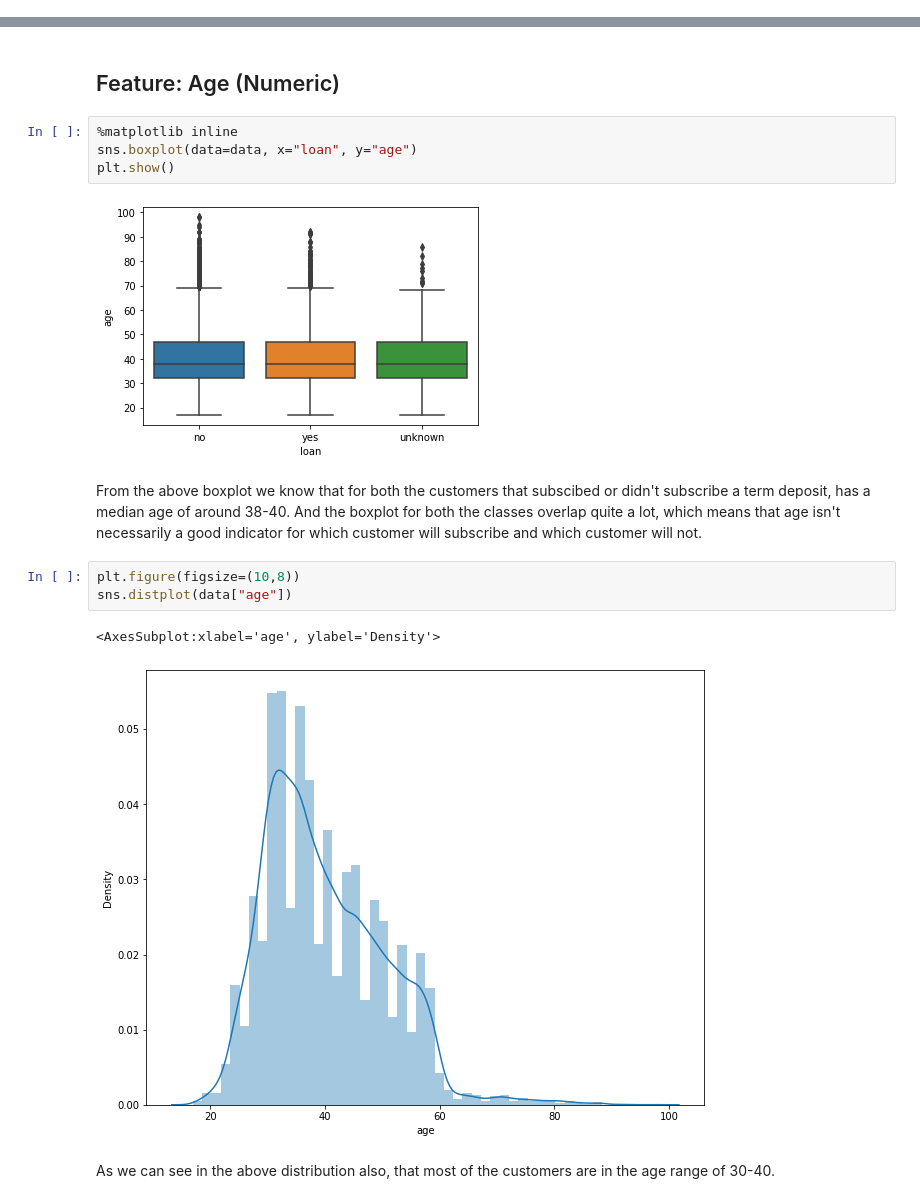
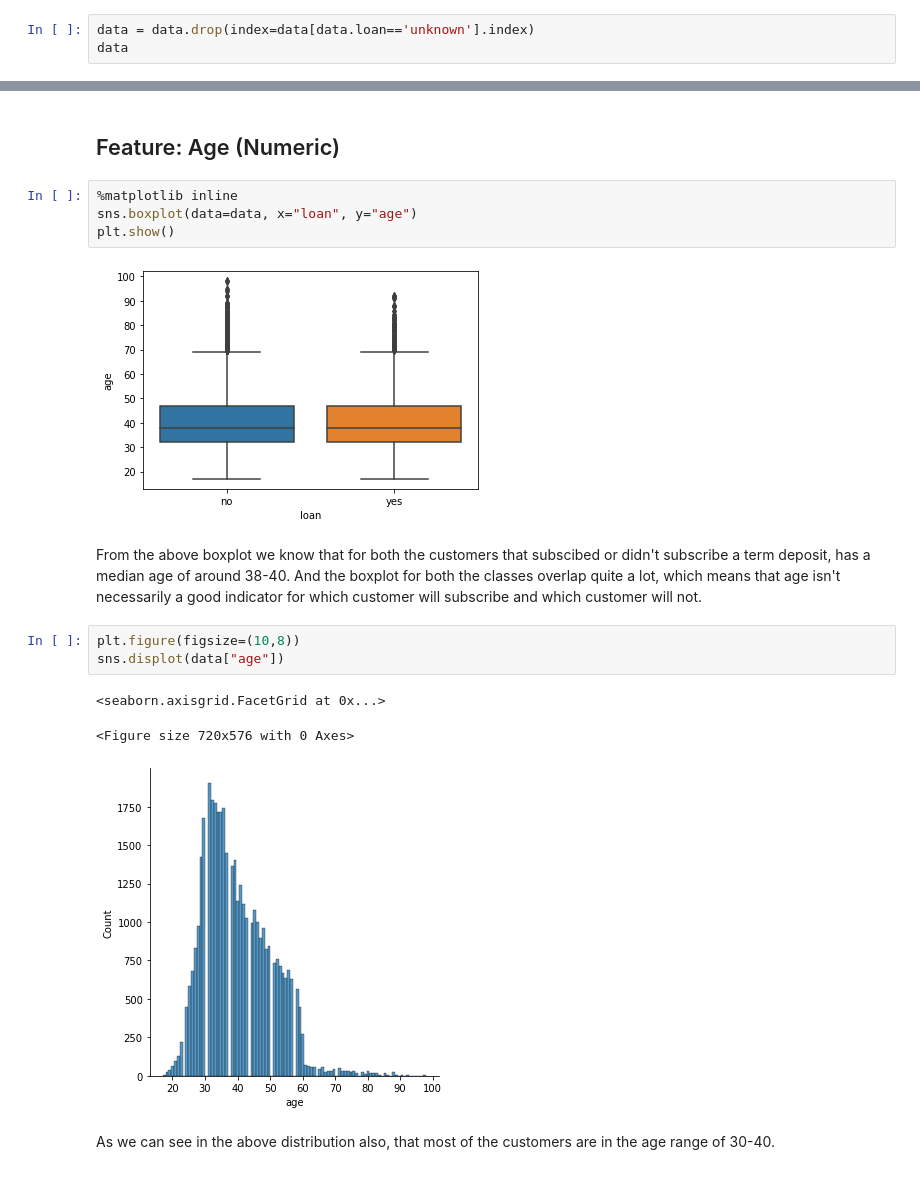
Before and after one commit to nikhil-co/Qkrishi-QSVM, a Jupyter notebook: personalloan.ipynb, the cells around one changed output, grey strips where cells are left out. Drawn from its saved outputs; the diff is of its cells as text.

Commit message:
personal loan analysis

```diff
--- a/housingloan.ipynb
+++ b/personalloan.ipynb
@@ -158,3 +158,6 @@ no         33950
 yes         6248
 unknown      990
 Name: loan, dtype: int64
+# %%
+data = data.drop(index=data[data.loan=='unknown'].index)
+data
@@ -351,15 +368,16 @@ countplot_withY("poutcome", data)
 sns.boxplot(data=data, x="loan", y="age")
 plt.show()
 # %% [output]
-[figure, old version]
+[figure, new version]
 # %% [markdown]
 From the above boxplot we know that for both the customers that subscibed or didn't subscribe a term deposit, has a median age of around 38-40. And the boxplot for both the classes overlap quite a lot, which means that age isn't necessarily a good indicator for which customer will subscribe and which customer will not.
 # %%
 plt.figure(figsize=(10,8))
-sns.distplot(data["age"])
+sns.displot(data["age"])
 # %% [output]
-<AxesSubplot:xlabel='age', ylabel='Density'>
+<seaborn.axisgrid.FacetGrid at 0x...>
+<Figure size 720x576 with 0 Axes>
-[figure, old version]
+[figure, new version]
 # %% [markdown]
 As we can see in the above distribution also, that most of the customers are in the age range of 30-40.
 # %% [markdown]
```
Also changed, not shown: parts of 31 cells of this notebook, 1 other file.
